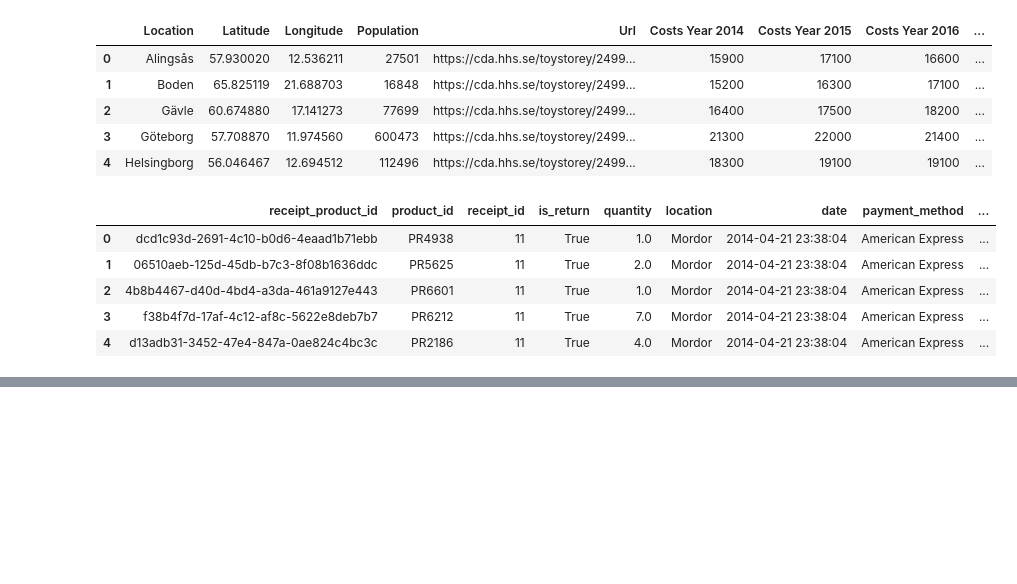
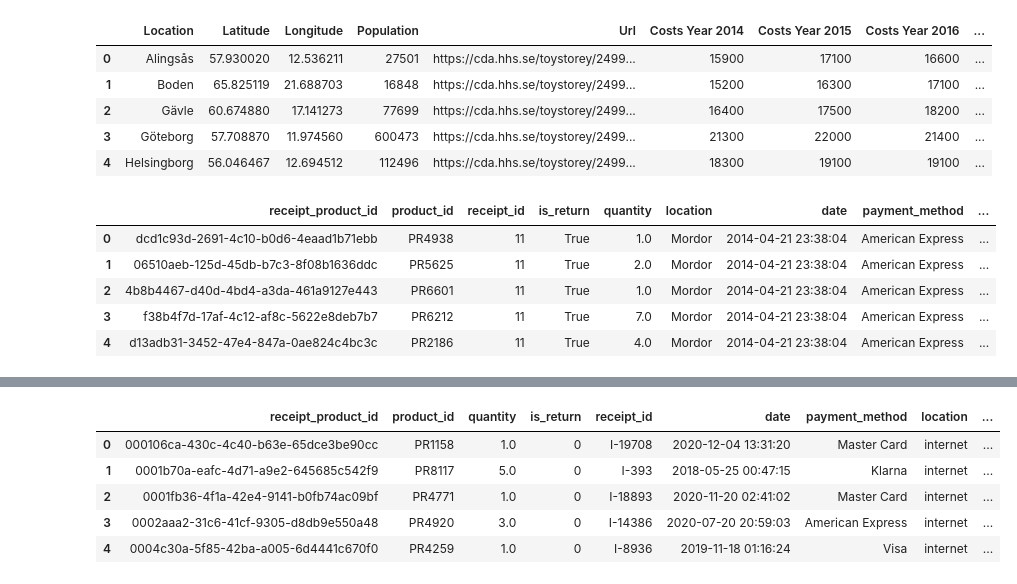
Before and after one commit to MaxJunestrand/DA-SSE, a Jupyter notebook: Assignment_3/A3_MAX.ipynb, the cells around one changed output, grey strips where cells are left out. Saved outputs shown, nothing was run; the diff lists cells and outputs as text; code cells hidden in the pictures; blank space fills up the shorter version.

```diff
--- a/Assignment_3/A3_MAX.ipynb
+++ b/Assignment_3/A3_MAX.ipynb
@@ -111,0 +138,12 @@ df_price.loc[df_price['receipt_product_id'] == "dcd1c93d-2691-4c10-b0d6-4eaad1b7
+# %%
+# Step 7 – Store data for future analysis
+df = df.loc[df['is_return'] != 1]
+df = pd.merge(df, df_P, on="product_id", how="left")
+df["profit"] = df['quantity']*(df['price']-df['cost'])
+# %% [output]
+|  | receipt_product_id | product_id | quantity | is_return | receipt_id | date | payment_method | location | ... |
+| 0 | 000106ca-430c-4c40-b63e-65dce3be90cc | PR1158 | 1.0 | 0 | I-19708 | 2020-12-04 13:31:20 | Master Card | internet | ... |
+| 1 | 0001b70a-eafc-4d71-a9e2-645685c542f9 | PR8117 | 5.0 | 0 | I-393 | 2018-05-25 00:47:15 | Klarna | internet | ... |
+| 2 | 0001fb36-4f1a-42e4-9141-b0fb74ac09bf | PR4771 | 1.0 | 0 | I-18893 | 2020-11-20 02:41:02 | Master Card | internet | ... |
+| 3 | 0002aaa2-31c6-41cf-9305-d8db9e550a48 | PR4920 | 3.0 | 0 | I-14386 | 2020-07-20 20:59:03 | American Express | internet | ... |
+| 4 | 0004c30a-5f85-42ba-a005-6d4441c670f0 | PR4259 | 1.0 | 0 | I-8936 | 2019-11-18 01:16:24 | Visa | internet | ... |
```
Also changed, not shown: parts of 8 cells of this notebook, 1 other file.
